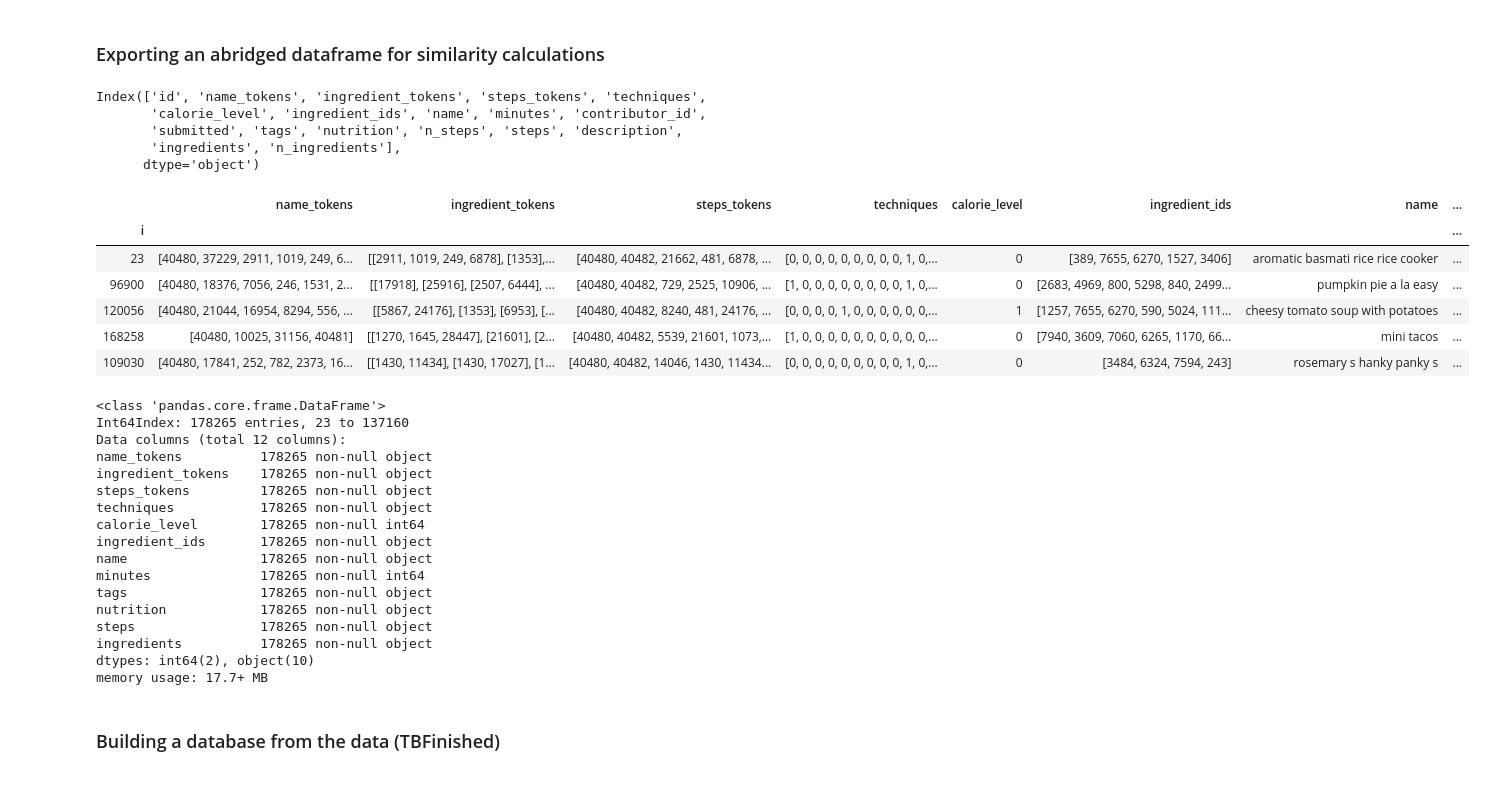
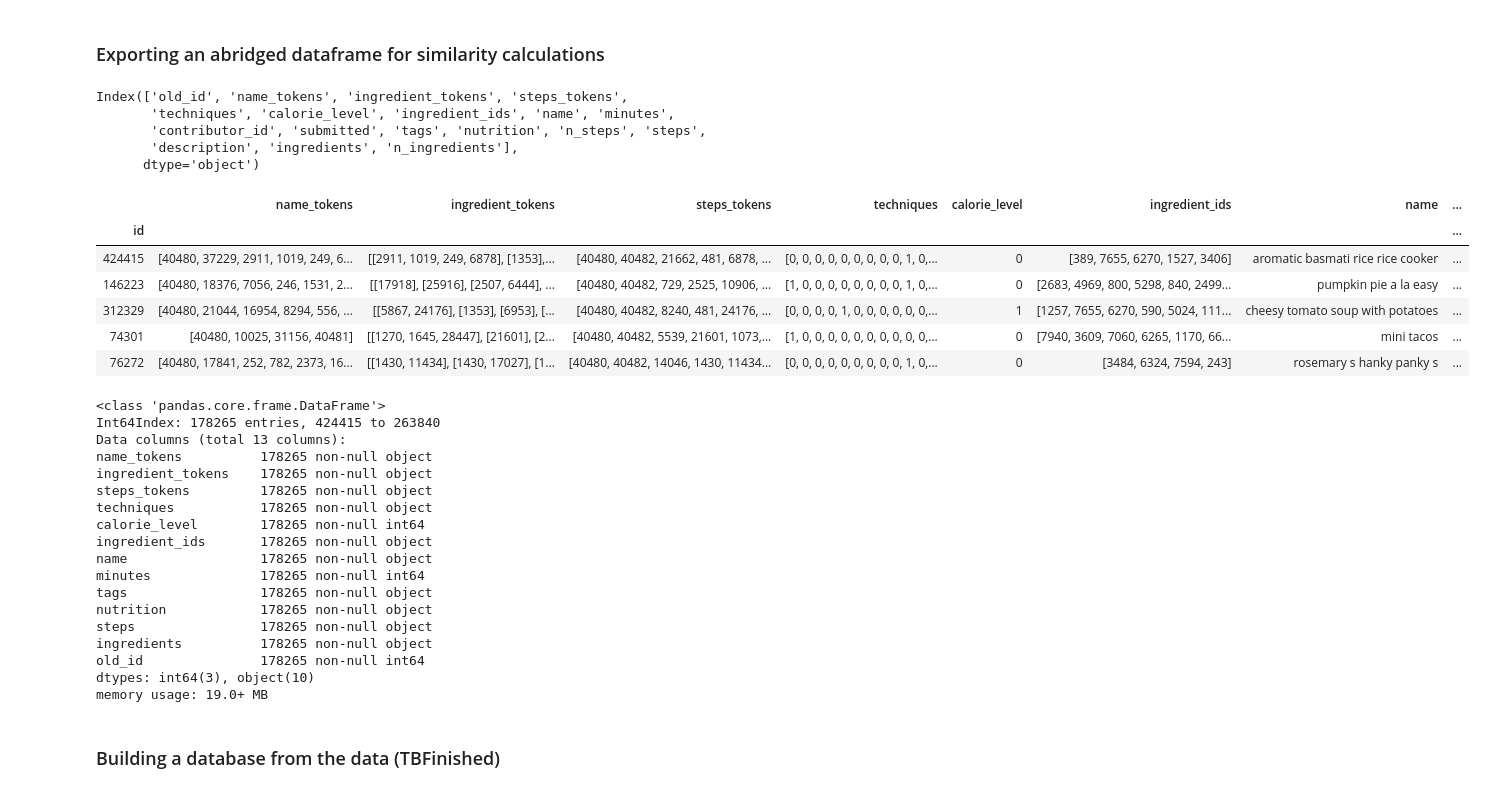
Before and after one commit to acdh-oeaw/theport2019_pier47_feedforward, a Jupyter notebook: preparing_recipe_database.ipynb, the cells around one changed output. Cells and saved outputs as stored; diff of their text form; code cells hidden in the pictures.

Commit message:
changing back index

```diff
--- a/preparing_recipe_database.ipynb
+++ b/preparing_recipe_database.ipynb
@@ -57,9 +57,9 @@ df_recipes_cod.head()
 | 4 | 76272 | 109030 | [40480, 17841, 252, 782, 2373, 16... | [[1430, 11434], [1430, 17027], [1... | [40480, 40482, 14046, 1430, 11434... | [0, 0, 0, 0, 0, 0, 0, 0, 0, 1, 0,... | 0 | ... |
 # %%
 df_recipes = pd.merge(df_recipes_cod, df_recipes_raw, on='id')
-#df_recipes.set_index(["id"], drop=True, inplace=True)
+df_recipes.set_index(["id"], drop=True, inplace=True)
+#df_recipes.set_index(["i"], drop=True, inplace=True)
 #df_recipes.drop(['i'], axis=1, inplace=True)
-df_recipes.set_index(["i"], drop=True, inplace=True)
 # %%
 df_recipes.info()
 # %% [output]
@@ -124,43 +124,45 @@ len(ingredients)
 13627
 # %% [markdown]
 ### Exporting an abridged dataframe for similarity calculations
-# %%
-df_recipes.columns
-# %% [output]
-Index(['id', 'name_tokens', 'ingredient_tokens', 'steps_tokens', 'techniques',
-       'calorie_level', 'ingredient_ids', 'name', 'minutes', 'contributor_id',
-       'submitted', 'tags', 'nutrition', 'n_steps', 'steps', 'description',
-       'ingredients', 'n_ingredients'],
-      dtype='object')
+# %%
+df_recipes.rename(columns={"i": "old_id",}, inplace=True)
+df_recipes.columns
+# %% [output]
+Index(['old_id', 'name_tokens', 'ingredient_tokens', 'steps_tokens',
+       'techniques', 'calorie_level', 'ingredient_ids', 'name', 'minutes',
+       'contributor_id', 'submitted', 'tags', 'nutrition', 'n_steps', 'steps',
+       'description', 'ingredients', 'n_ingredients'],
+      dtype='object')
 # %%
 useful = ['name_tokens',
           'ingredient_tokens',
           'steps_tokens',
           'techniques',
           'calorie_level',
           'ingredient_ids',
           'name',
           'minutes',
           'tags',
           'nutrition',
           'steps',
           'ingredients',
+          'old_id',
           ]
 df_recipes[useful].head()
 # %% [output]
 |  | name_tokens | ingredient_tokens | steps_tokens | techniques | calorie_level | ingredient_ids | name | ... |
-| i |  |  |  |  |  |  |  | ... |
-| 23 | [40480, 37229, 2911, 1019, 249, 6... | [[2911, 1019, 249, 6878], [1353],... | [40480, 40482, 21662, 481, 6878, ... | [0, 0, 0, 0, 0, 0, 0, 0, 0, 1, 0,... | 0 | [389, 7655, 6270, 1527, 3406] | aromatic basmati rice rice cooker | ... |
-| 96900 | [40480, 18376, 7056, 246, 1531, 2... | [[17918], [25916], [2507, 6444], ... | [40480, 40482, 729, 2525, 10906, ... | [1, 0, 0, 0, 0, 0, 0, 0, 0, 1, 0,... | 0 | [2683, 4969, 800, 5298, 840, 2499... | pumpkin pie a la easy | ... |
-| 120056 | [40480, 21044, 16954, 8294, 556, ... | [[5867, 24176], [1353], [6953], [... | [40480, 40482, 8240, 481, 24176, ... | [0, 0, 0, 0, 1, 0, 0, 0, 0, 0, 0,... | 1 | [1257, 7655, 6270, 590, 5024, 111... | cheesy tomato soup with potatoes | ... |
-| 168258 | [40480, 10025, 31156, 40481] | [[1270, 1645, 28447], [21601], [2... | [40480, 40482, 5539, 21601, 1073,... | [1, 0, 0, 0, 0, 0, 0, 0, 0, 0, 0,... | 0 | [7940, 3609, 7060, 6265, 1170, 66... | mini tacos | ... |
-| 109030 | [40480, 17841, 252, 782, 2373, 16... | [[1430, 11434], [1430, 17027], [1... | [40480, 40482, 14046, 1430, 11434... | [0, 0, 0, 0, 0, 0, 0, 0, 0, 1, 0,... | 0 | [3484, 6324, 7594, 243] | rosemary s hanky panky s | ... |
+| id |  |  |  |  |  |  |  | ... |
+| 424415 | [40480, 37229, 2911, 1019, 249, 6... | [[2911, 1019, 249, 6878], [1353],... | [40480, 40482, 21662, 481, 6878, ... | [0, 0, 0, 0, 0, 0, 0, 0, 0, 1, 0,... | 0 | [389, 7655, 6270, 1527, 3406] | aromatic basmati rice rice cooker | ... |
+| 146223 | [40480, 18376, 7056, 246, 1531, 2... | [[17918], [25916], [2507, 6444], ... | [40480, 40482, 729, 2525, 10906, ... | [1, 0, 0, 0, 0, 0, 0, 0, 0, 1, 0,... | 0 | [2683, 4969, 800, 5298, 840, 2499... | pumpkin pie a la easy | ... |
+| 312329 | [40480, 21044, 16954, 8294, 556, ... | [[5867, 24176], [1353], [6953], [... | [40480, 40482, 8240, 481, 24176, ... | [0, 0, 0, 0, 1, 0, 0, 0, 0, 0, 0,... | 1 | [1257, 7655, 6270, 590, 5024, 111... | cheesy tomato soup with potatoes | ... |
+| 74301 | [40480, 10025, 31156, 40481] | [[1270, 1645, 28447], [21601], [2... | [40480, 40482, 5539, 21601, 1073,... | [1, 0, 0, 0, 0, 0, 0, 0, 0, 0, 0,... | 0 | [7940, 3609, 7060, 6265, 1170, 66... | mini tacos | ... |
+| 76272 | [40480, 17841, 252, 782, 2373, 16... | [[1430, 11434], [1430, 17027], [1... | [40480, 40482, 14046, 1430, 11434... | [0, 0, 0, 0, 0, 0, 0, 0, 0, 1, 0,... | 0 | [3484, 6324, 7594, 243] | rosemary s hanky panky s | ... |
 # %%
 df_recipes[useful].info()
 # %% [output]
 <class 'pandas.core.frame.DataFrame'>
-Int64Index: 178265 entries, 23 to 137160
-Data columns (total 12 columns):
+Int64Index: 178265 entries, 424415 to 263840
+Data columns (total 13 columns):
 name_tokens          178265 non-null object
 ingredient_tokens    178265 non-null object
 steps_tokens         178265 non-null object
@@ -173,8 +175,9 @@ tags                 178265 non-null object
 nutrition            178265 non-null object
 steps                178265 non-null object
 ingredients          178265 non-null object
-dtypes: int64(2), object(10)
-memory usage: 17.7+ MB
+old_id               178265 non-null int64
+dtypes: int64(3), object(10)
+memory usage: 19.0+ MB
 # %%
 df_recipes.name_tokens = df_recipes.name_tokens.apply(eval)
 df_recipes.ingredient_tokens = df_recipes.ingredient_tokens.apply(eval)
```
Also changed, not shown: parts of 2 cells of this notebook, 1 other file.
